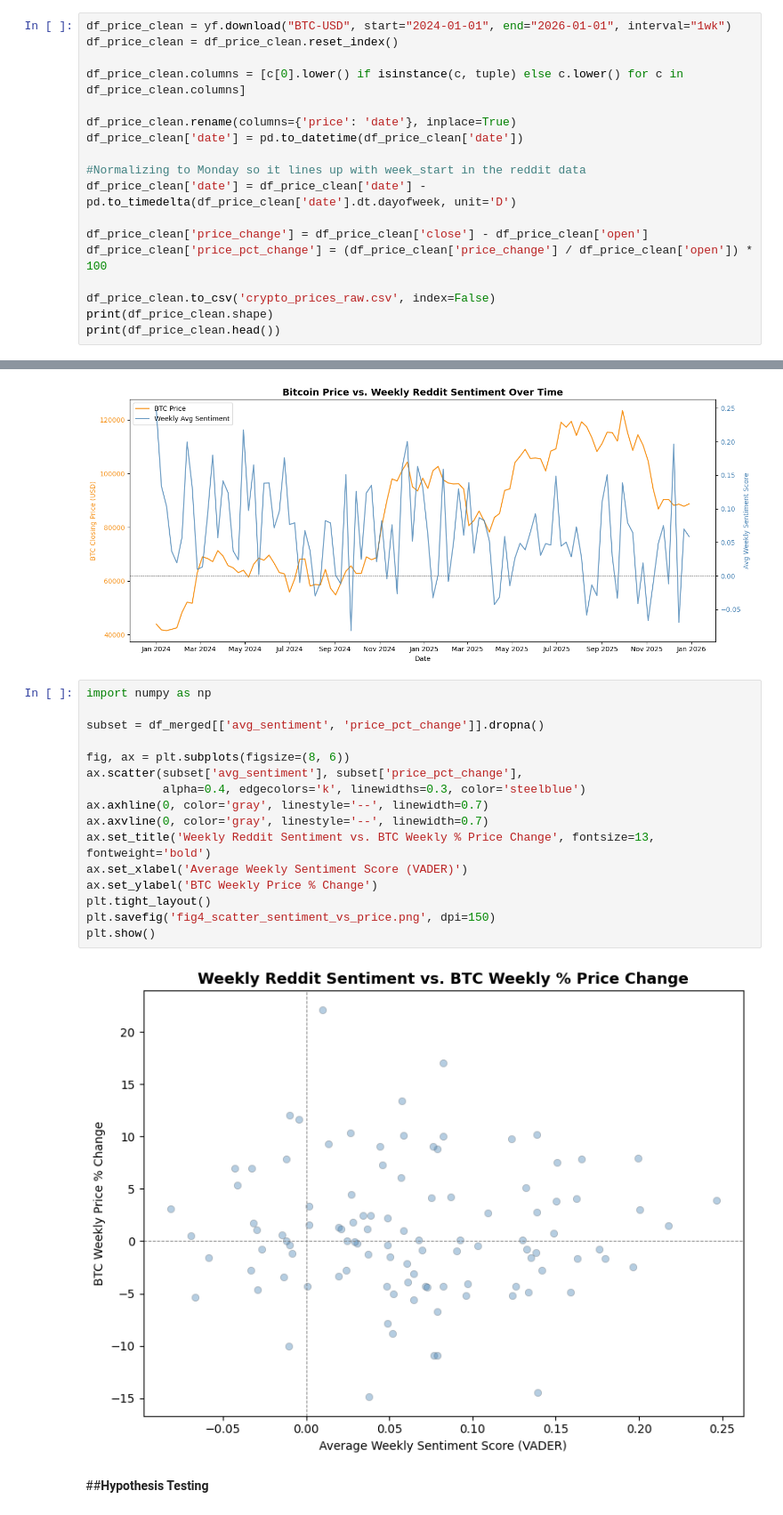
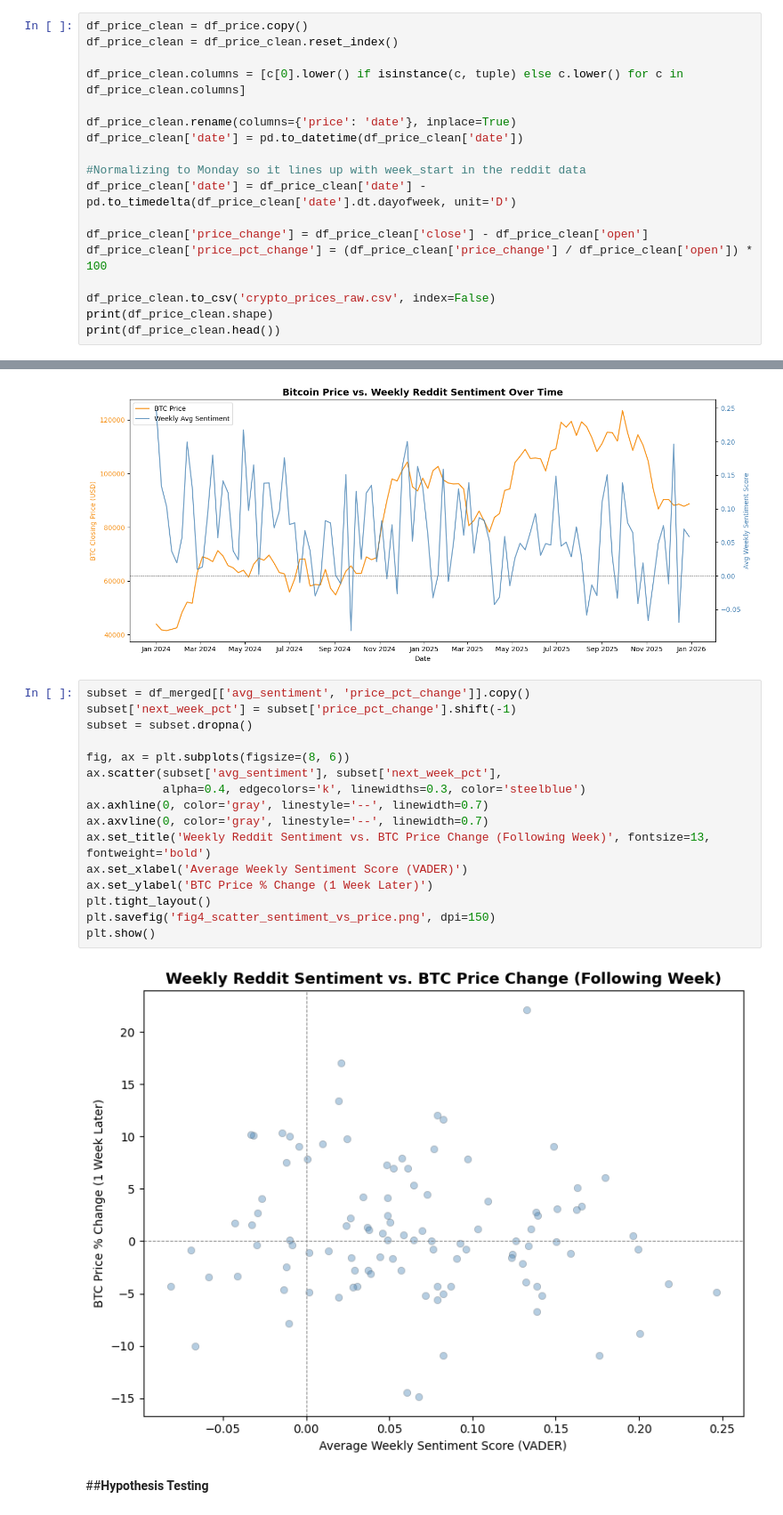
Before and after one commit to BenCoop16/IS-477, a Jupyter notebook: is477_proj_updated.ipynb, the cells around one changed output, grey strips where cells are left out. Shown at 89% size. Drawn from its saved outputs; the diff is of its cells as text.

```diff
--- a/is477_proj_updated.ipynb
+++ b/is477_proj_updated.ipynb
@@ -183,7 +179,7 @@ Reddit date range:
 2024-01-01 00:00:00
 2025-12-29 00:00:00
 # %%
-df_price_clean = yf.download("BTC-USD", start="2024-01-01", end="2026-01-01", interval="1wk")
+df_price_clean = df_price.copy()
 df_price_clean = df_price_clean.reset_index()
 
 df_price_clean.columns = [c[0].lower() if isinstance(c, tuple) else c.lower() for c in df_price_clean.columns]
@@ -376,23 +371,23 @@ plt.show()
 # %% [output]
 [figure]
 # %%
-import numpy as np
-
-subset = df_merged[['avg_sentiment', 'price_pct_change']].dropna()
+subset = df_merged[['avg_sentiment', 'price_pct_change']].copy()
+subset['next_week_pct'] = subset['price_pct_change'].shift(-1)
+subset = subset.dropna()
 
 fig, ax = plt.subplots(figsize=(8, 6))
-ax.scatter(subset['avg_sentiment'], subset['price_pct_change'],
+ax.scatter(subset['avg_sentiment'], subset['next_week_pct'],
            alpha=0.4, edgecolors='k', linewidths=0.3, color='steelblue')
 ax.axhline(0, color='gray', linestyle='--', linewidth=0.7)
 ax.axvline(0, color='gray', linestyle='--', linewidth=0.7)
-ax.set_title('Weekly Reddit Sentiment vs. BTC Weekly % Price Change', fontsize=13, fontweight='bold')
+ax.set_title('Weekly Reddit Sentiment vs. BTC Price Change (Following Week)', fontsize=13, fontweight='bold')
 ax.set_xlabel('Average Weekly Sentiment Score (VADER)')
-ax.set_ylabel('BTC Weekly Price % Change')
+ax.set_ylabel('BTC Price % Change (1 Week Later)')
 plt.tight_layout()
 plt.savefig('fig4_scatter_sentiment_vs_price.png', dpi=150)
 plt.show()
 # %% [output]
-[figure, old version]
+[figure, new version]
 # %% [markdown]
 ##**Hypothesis Testing**
 # %%
```
Also changed, not shown: parts of 7 cells of this notebook.
